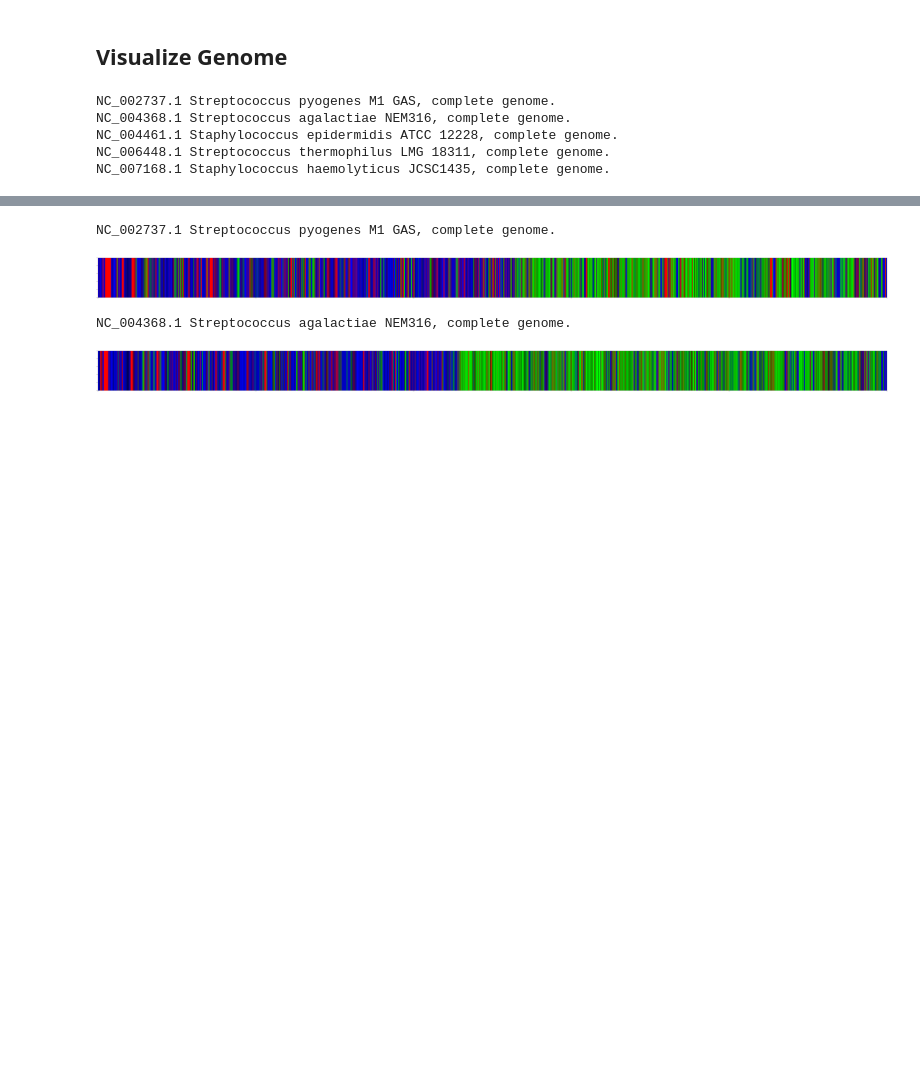
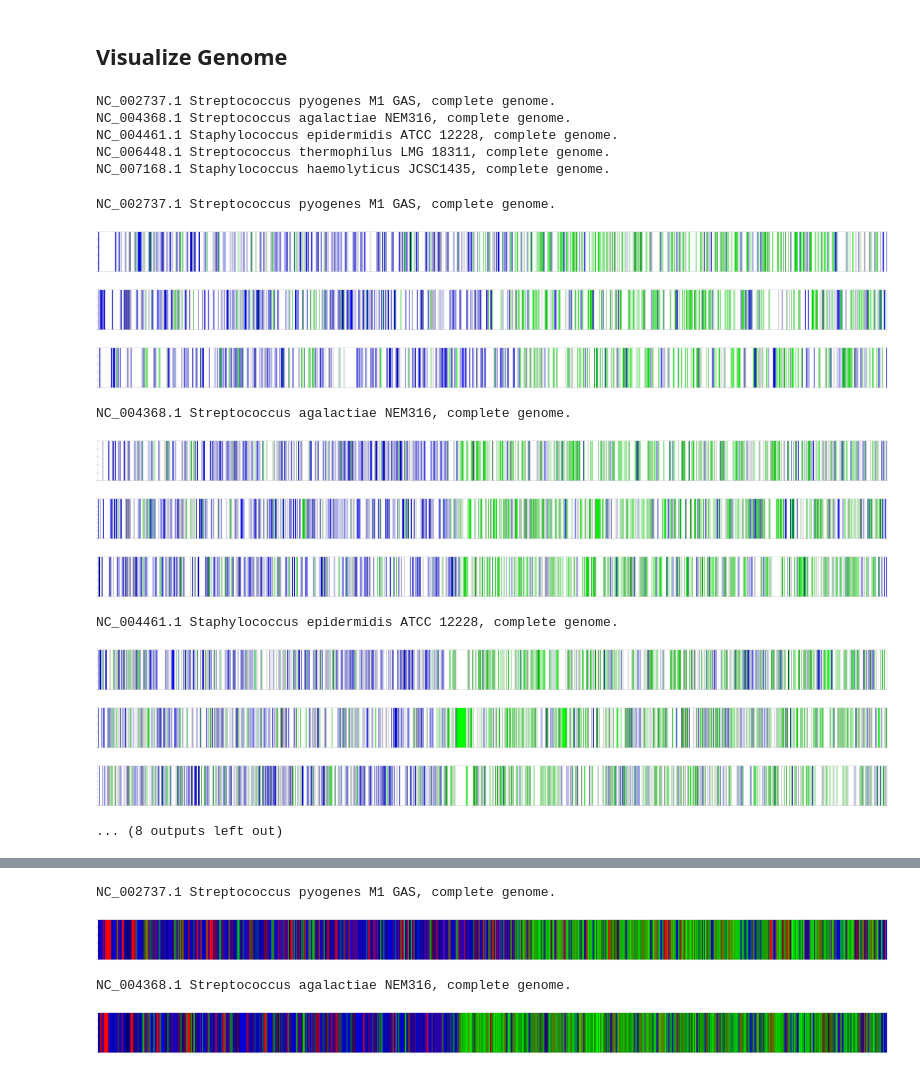
Before and after one commit to ingrid88/Bioinformatics-Kojak, a Jupyter notebook: Visualization.ipynb, the cells around one changed output, grey strips where cells are left out. Cells and saved outputs as stored; diff of their text form; code cells hidden in the pictures; blank space fills up the shorter version.

```diff
--- a/Visualization.ipynb
+++ b/Visualization.ipynb
@@ -51,6 +51,7 @@ def plot_genome_input_data(regions,data):
 def plot_genome(xranges,colors):
     yrange = (0,1)
     coll = BrokenBarHCollection(xranges, yrange, facecolors=colors)
+    ax.add_axes
     fig, ax = plt.subplots(figsize=(200, 10), dpi=100)
     ax.add_collection(coll)
     ax.legend(loc='center left', bbox_to_anchor=(1, 0.5))
@@ -72,6 +73,45 @@ NC_004368.1 Streptococcus agalactiae NEM316, complete genome.
 NC_004461.1 Staphylococcus epidermidis ATCC 12228, complete genome.
 NC_006448.1 Streptococcus thermophilus LMG 18311, complete genome.
 NC_007168.1 Staphylococcus haemolyticus JCSC1435, complete genome.
+# %%
+## Print all Data
+def all_vis_by_frame(d):
+    for i in d.keys():
+        annot = d[i][1]
+        genome = d[i][0]
+        regions = find_regions_df(annot, genome)
+        regions["frame"] = regions.start % 3
+        xranges,colors = plot_genome_input_data(regions[regions.frame == 0][regions.state != 'N'],genome)
+        plot_genome(xranges,colors)
+        title = d[i][2]
+        print(title)
+        plt.show()
+
+        xranges,colors = plot_genome_input_data(regions[regions.frame == 1][regions.state != 'N'],genome)
+        plot_genome(xranges,colors)
+        title = d[i][2]
+        plt.show()
+
+        xranges,colors = plot_genome_input_data(regions[regions.frame == 2][regions.state != 'N'],genome)
+        plot_genome(xranges,colors)
+        title = d[i][2]
+        plt.show()
+# %%
+all_vis_by_frame(de)
+# %% [output]
+NC_002737.1 Streptococcus pyogenes M1 GAS, complete genome.
+[figure, added]
+[figure, added]
+[figure, added]
+NC_004368.1 Streptococcus agalactiae NEM316, complete genome.
+[figure, added]
+[figure, added]
+[figure, added]
+NC_004461.1 Staphylococcus epidermidis ATCC 12228, complete genome.
+[figure, added]
+[figure, added]
+[figure, added]
+... (8 outputs left out)
 # %%
 ## Print all Data
 def all_vis(d):
```
Also changed, not shown: parts of 9 cells of this notebook, 2 other files.
